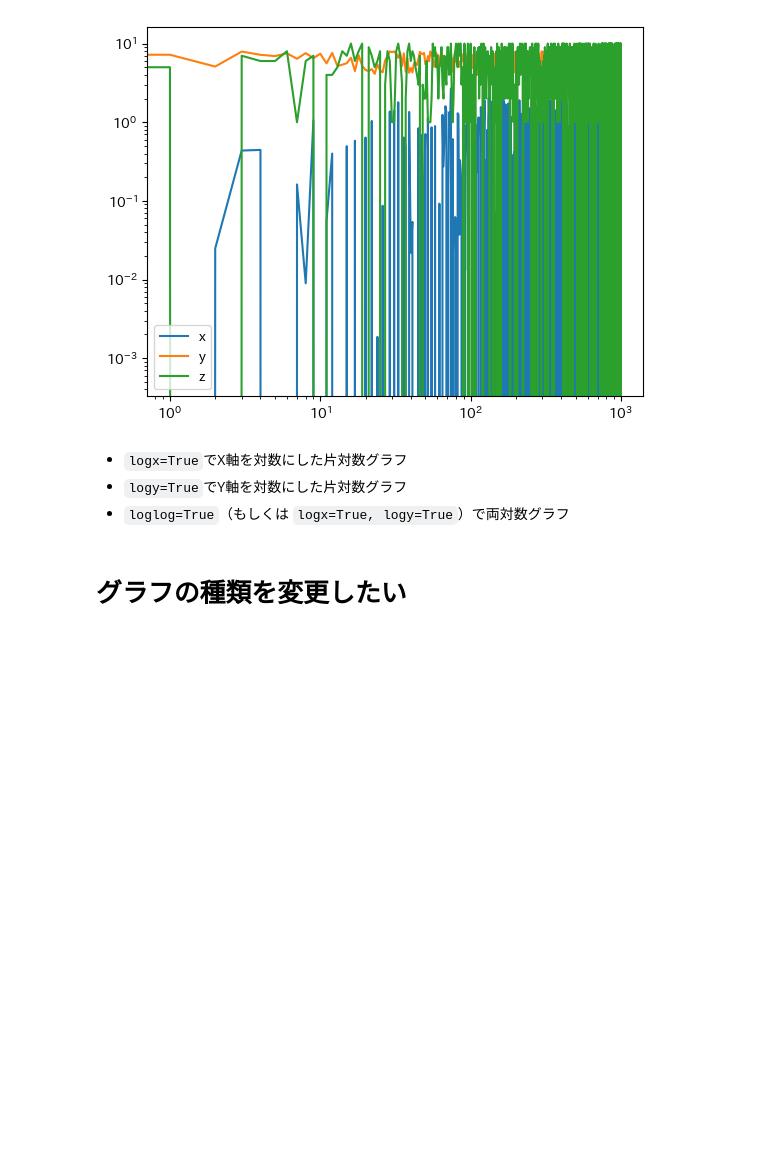
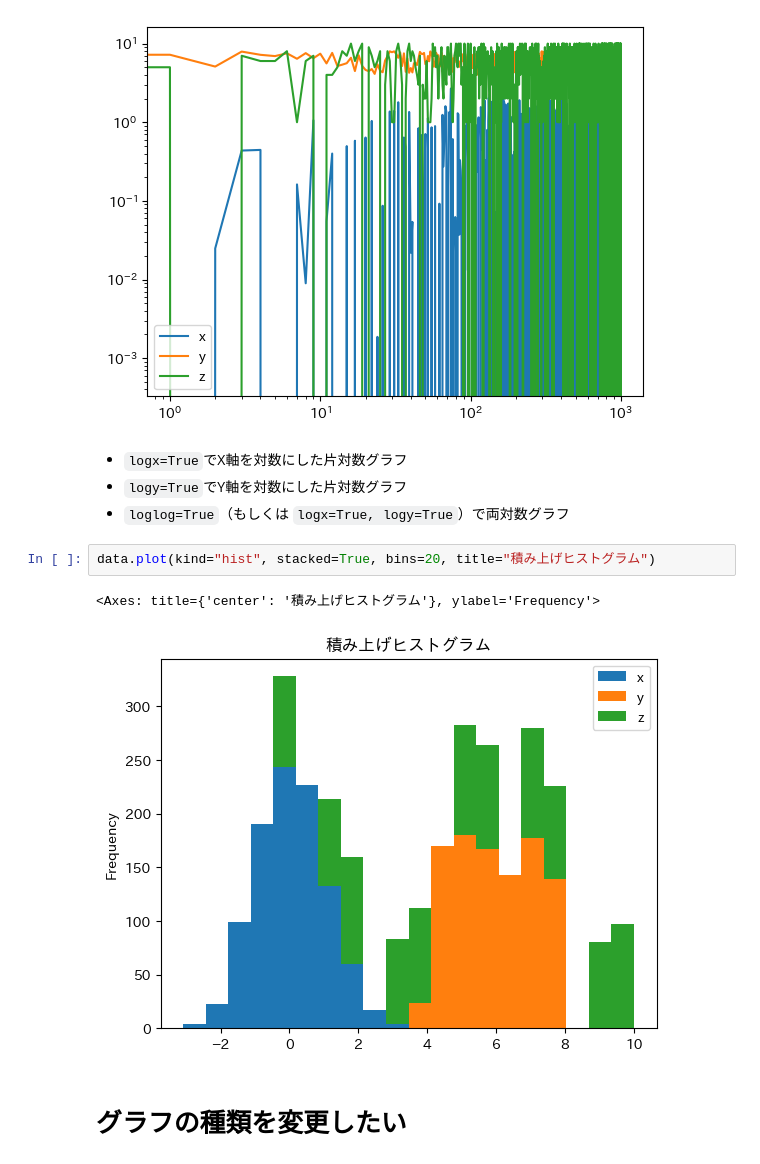
Before and after one commit to shotakaha/kumaroot, a Jupyter notebook: mystmd/matplotlib.ipynb, the cells around one changed output. Cells and saved outputs as stored; diff of their text form; blank space fills up the shorter version.

```diff
--- a/mystmd/matplotlib.ipynb
+++ b/mystmd/matplotlib.ipynb
@@ -89,6 +91,11 @@ data.plot(loglog=True)
 - ``logx=True``でX軸を対数にした片対数グラフ
 - ``logy=True``でY軸を対数にした片対数グラフ
 - ``loglog=True``（もしくは ``logx=True, logy=True``）で両対数グラフ
+# %%
+data.plot(kind="hist", stacked=True, bins=20, title="積み上げヒストグラム")
+# %% [output]
+<Axes: title={'center': '積み上げヒストグラム'}, ylabel='Frequency'>
+[figure, added]
 # %% [markdown]
 # グラフの種類を変更したい
 # %%
```
Also changed, not shown: parts of 1 cell of this notebook, 1 other file.
